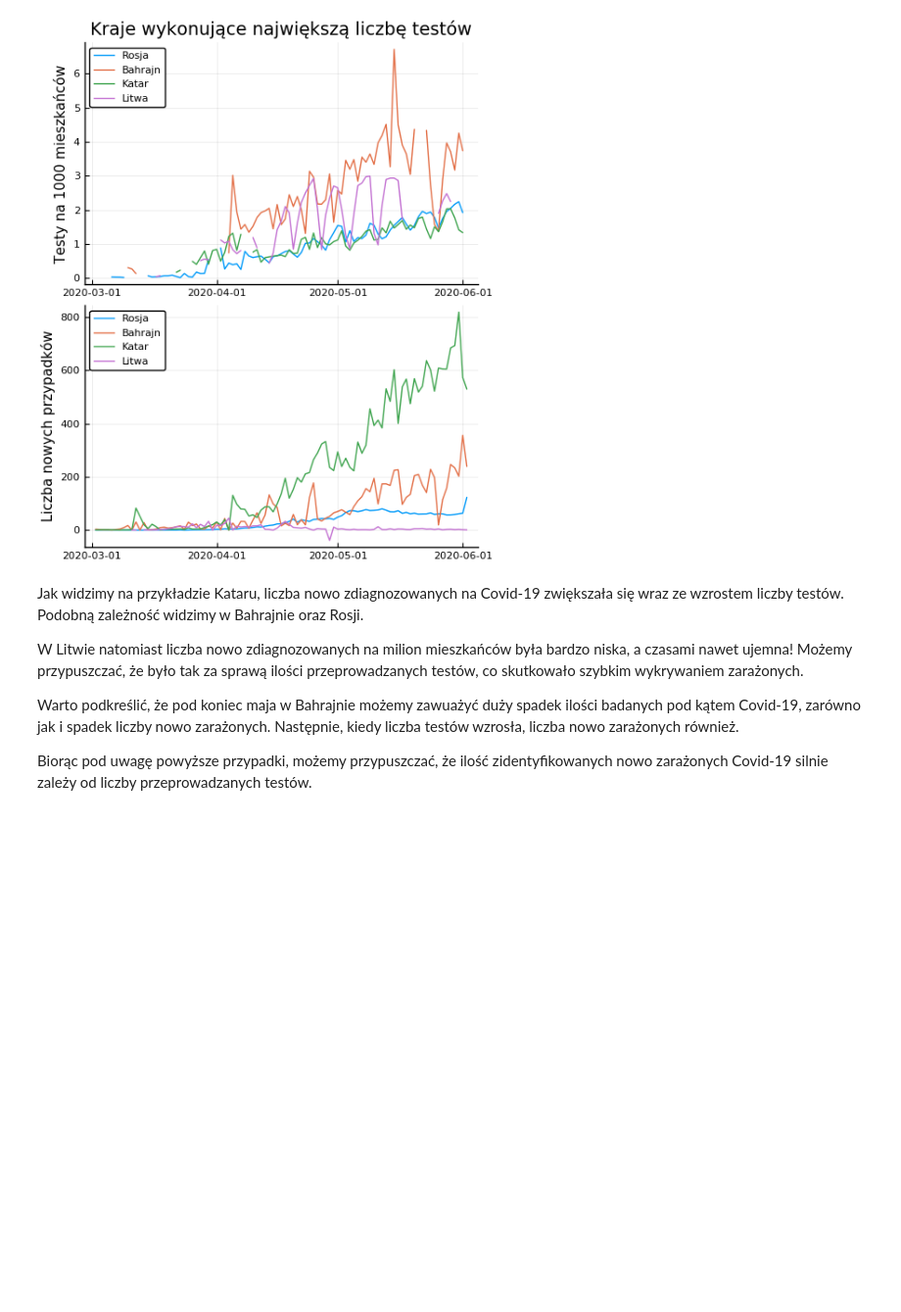
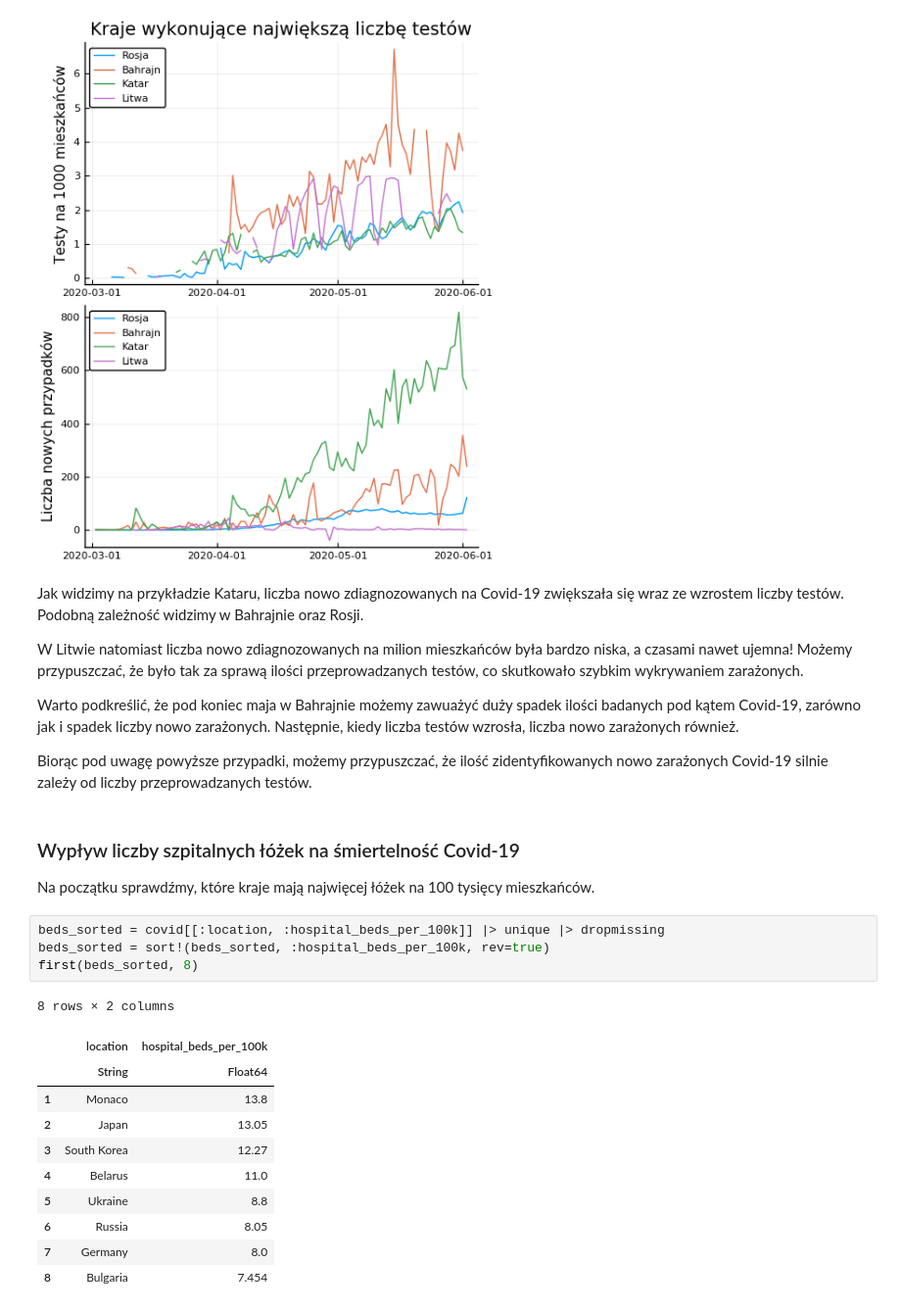
Before and after one commit to wstryc/Wizualizacja-COVID-19, a Jupyter notebook: projekt.ipynb, the cells around one changed output. Shown: that part at 98% size. Saved outputs shown, nothing was run; the diff lists cells and outputs as text; blank space fills up the shorter version.

```diff
--- a/projekt.ipynb
+++ b/projekt.ipynb
@@ -255,3 +255,23 @@ W Litwie natomiast liczba nowo zdiagnozowanych na milion mieszkańców była bar
 Warto podkreślić, że pod koniec maja w Bahrajnie możemy zawuażyć duży spadek ilości badanych pod kątem Covid-19, zarówno jak i spadek liczby nowo zarażonych. Następnie, kiedy liczba testów wzrosła, liczba nowo zarażonych również.
 
 Biorąc pod uwagę powyższe przypadki, możemy przypuszczać, że ilość zidentyfikowanych nowo zarażonych Covid-19 silnie zależy od liczby przeprowadzanych testów.
+# %% [markdown]
+### Wypływ liczby szpitalnych łóżek na śmiertelność Covid-19
+
+Na początku sprawdźmy, które kraje mają najwięcej łóżek na 100 tysięcy mieszkańców.
+# %%
+beds_sorted = covid[[:location, :hospital_beds_per_100k]] |> unique |> dropmissing
+beds_sorted = sort!(beds_sorted, :hospital_beds_per_100k, rev=true)
+first(beds_sorted, 8)
+# %% [output]
+8 rows × 2 columns
+|  | location | hospital_beds_per_100k |
+|  | String | Float64 |
+| 1 | Monaco | 13.8 |
+| 2 | Japan | 13.05 |
+| 3 | South Korea | 12.27 |
+| 4 | Belarus | 11.0 |
+| 5 | Ukraine | 8.8 |
+| 6 | Russia | 8.05 |
+| 7 | Germany | 8.0 |
+| 8 | Bulgaria | 7.454 |
```
Also changed, not shown: parts of 5 cells of this notebook.
